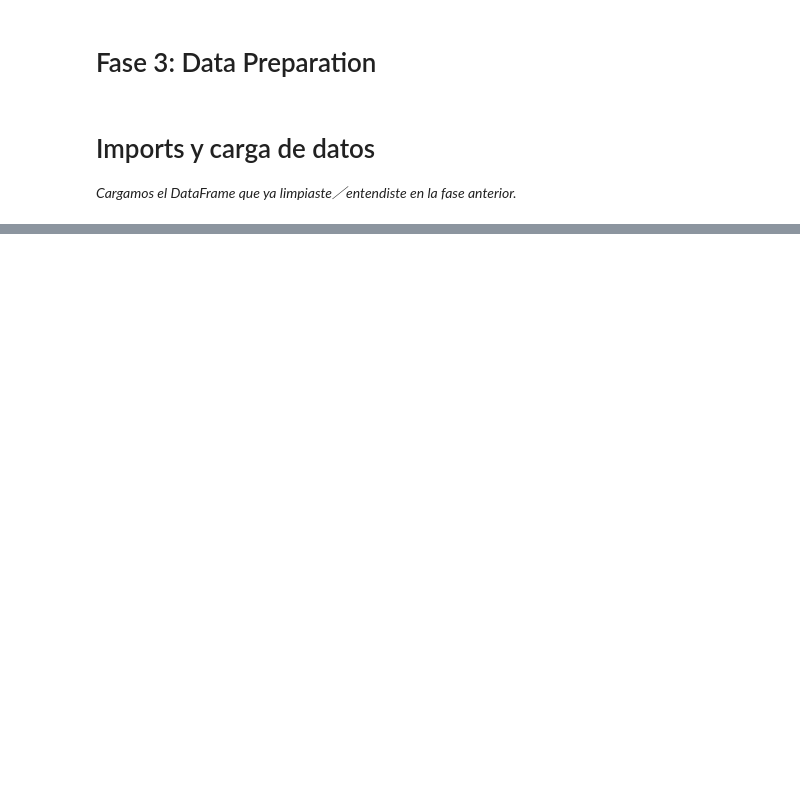
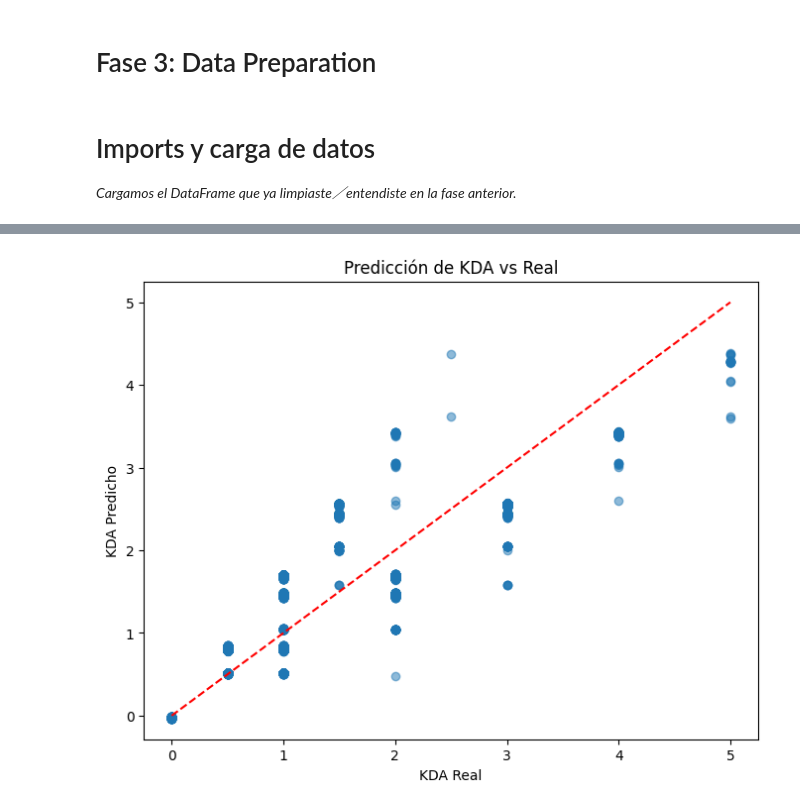
Before and after one commit to GabrielHinostroza2/ML_Proyecto_Semestral, a Jupyter notebook: notebooks/04-data_preparation.ipynb, the cells around one changed output, grey strips where cells are left out. Drawn from its saved outputs; the diff is of its cells as text; code cells hidden in the pictures; blank space fills up the shorter version.

```diff
--- a/notebooks/04-data_preparation.ipynb
+++ b/notebooks/04-data_preparation.ipynb
@@ -190,0 +250,9 @@ Guardado en 04_data_prepared.csv | shape: (79157, 30)
+# %%
+# Cargaar datos limpios
+path = r'C:\Users\LuisSalamanca\Desktop\Duoc\Machine\ML_Proyecto_Semestral\data\02_intermediate\clear_dataset.csv'
+
+try:
+    df_FE = pd.read_csv(path)
+    print(f'Datos procesados cargados: {df.shape}')
+except Exception as e:
+    print(f"Error al cargar los datos procesados: {e}")
@@ -190,0 +330,7 @@ Guardado en 04_data_prepared.csv | shape: (79157, 30)
+# %%
+X_train, X_test, y_train, y_test = train_test_split(
+    X, y, test_size=0.2, random_state=42
+)
+# %%
+model = LinearRegression()
+model.fit(X_train, y_train)
@@ -190,0 +339,12 @@ Guardado en 04_data_prepared.csv | shape: (79157, 30)
+# %%
+y_pred = model.predict(X_test)
+
+print("Mean Squared Error:", mean_squared_error(y_test, y_pred))
+print("R^2 Score:", r2_score(y_test, y_pred))
+
+# Mostrar coeficientes
+coef_df = pd.DataFrame({
+    "Feature": features,
+    "Coef": model.coef_
+})
+print(coef_df)
@@ -190,0 +360,12 @@ Guardado en 04_data_prepared.csv | shape: (79157, 30)
+# %%
+import matplotlib.pyplot as plt
+
+plt.figure(figsize=(8, 6))
+plt.scatter(y_test, y_pred, alpha=0.5)
+plt.plot([y_test.min(), y_test.max()], [y_test.min(), y_test.max()], 'r--')
+plt.xlabel('KDA Real')
+plt.ylabel('KDA Predicho')
+plt.title('Predicción de KDA vs Real')
+plt.show()
+# %% [output]
+[figure, added]
```
Also changed, not shown: parts of 52 cells of this notebook, 12 other files.
